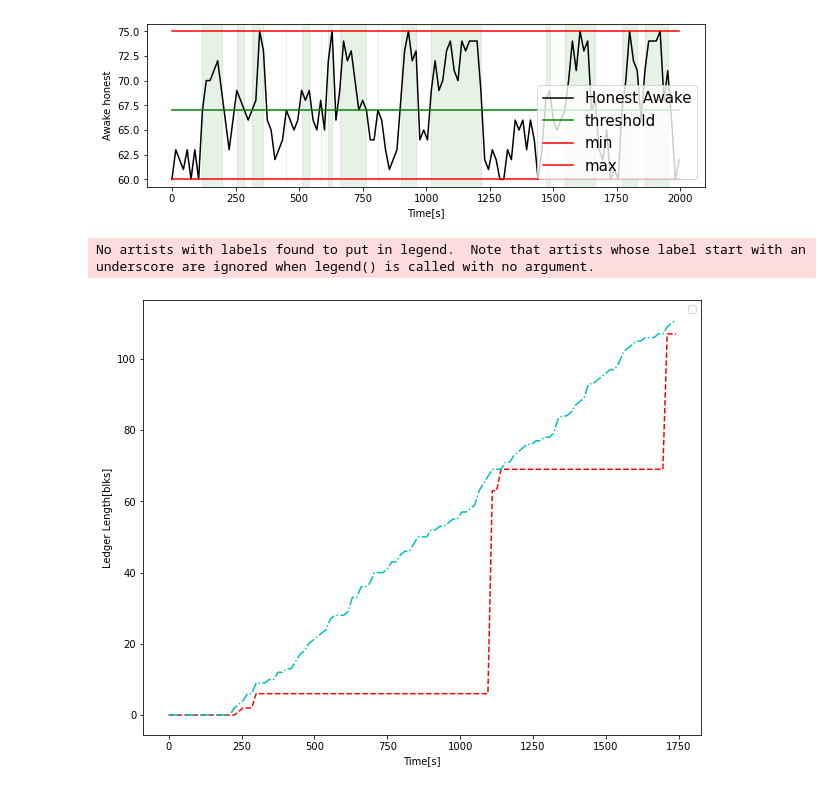
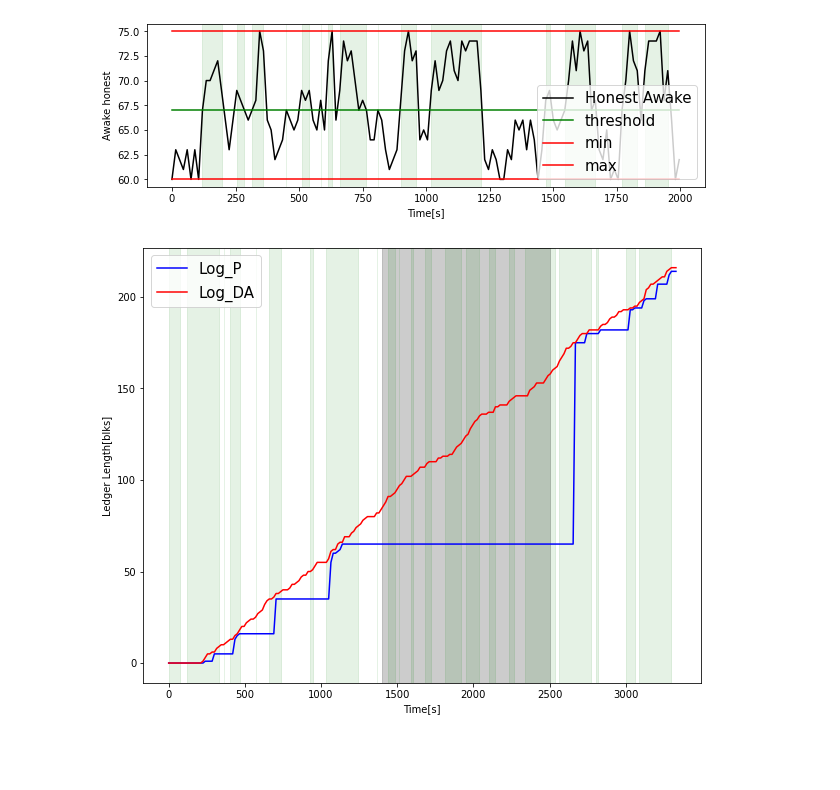
Before and after one commit to yajurahuja/ebbflow, a Jupyter notebook: plots/plots.ipynb, the cells around one changed output. Saved outputs shown, nothing was run; the diff lists cells and outputs as text; code cells hidden in the pictures; blank space fills up the shorter version.

Commit message:
Changes for new plot

```diff
--- a/plots/plots.ipynb
+++ b/plots/plots.ipynb
@@ -79,18 +80,39 @@ plt.show()
 # %%
 #sim4
 plt.rcParams["figure.figsize"] = (10,8)
 datasim4 = np.loadtxt("sim4.txt")
 
-[t, lp, lp_1, lp_2, lda, lda_1, lda_2, l_awake, l_asleep, l_adv] = datasim4.T
-plt.plot(t, lp, color = 'r', linestyle = '--')
-plt.plot(t, lda, color = 'c', linestyle = '-.')
+arrs = []
+curr = (-1, -1)
+
+[t, lp, lp_1, lp_2, lda, lda_1, lda_2, l_awake, l_asleep] = datasim4.T
+
+for i, l in enumerate(l_awake):
+    if l >= 67:
+        if curr == (-1, -1):
+            curr = (i, i)
+        else:
+            curr = (curr[0], i)
+    else:
+        arrs.append(curr)
+        curr = (-1, -1)
+
+if curr != (-1, -1):
+    arrs.append((curr[0], len(arrs)))
+
+# plt.plot(t, lp, color = 'r', linestyle = '--')
+# plt.plot(t, lda, color = 'c', linestyle = '-.')
+plt.plot(t, lp, color = 'b', label = 'Log_P')
+plt.plot(t, lda, color = 'r', label = 'Log_DA')
 # plt.plot(t, lp_a, color = 'r')
 # plt.plot(t, lp_b, color = 'g')
-# plt.axvspan(600, 1200, alpha=0.2, color='grey')
+plt.axvspan(1400, 2500, alpha=0.4, color='grey')
 plt.xlabel('Time[s]')
 plt.ylabel('Ledger Length[blks]')
-plt.legend()
+plt.legend(loc=2, prop={'size': 15})
+for st, end in arrs:
+    if st != -1:
+        plt.axvspan(15*st, 15*end, alpha=0.1, color='green')
 plt.show()
 # %% [output]
-No artists with labels found to put in legend.  Note that artists whose label start with an underscore are ignored when legend() is called with no argument.
-[figure, old version]
+[figure, new version]
```
Also changed, not shown: parts of 2 cells of this notebook, 3 other files.
